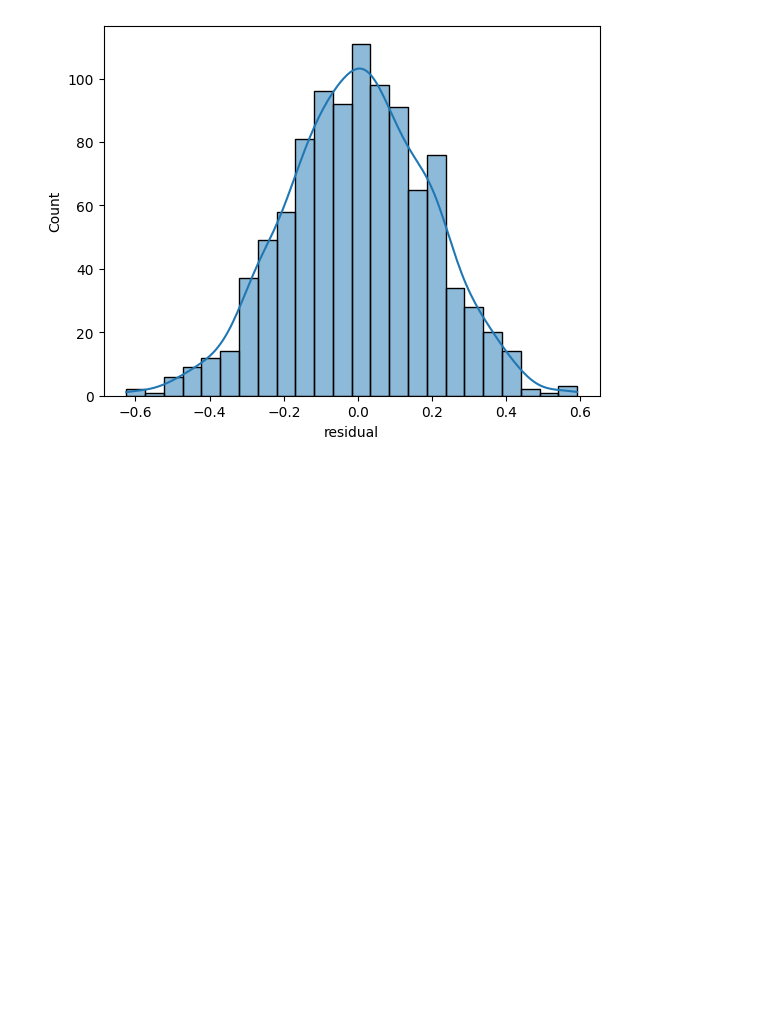
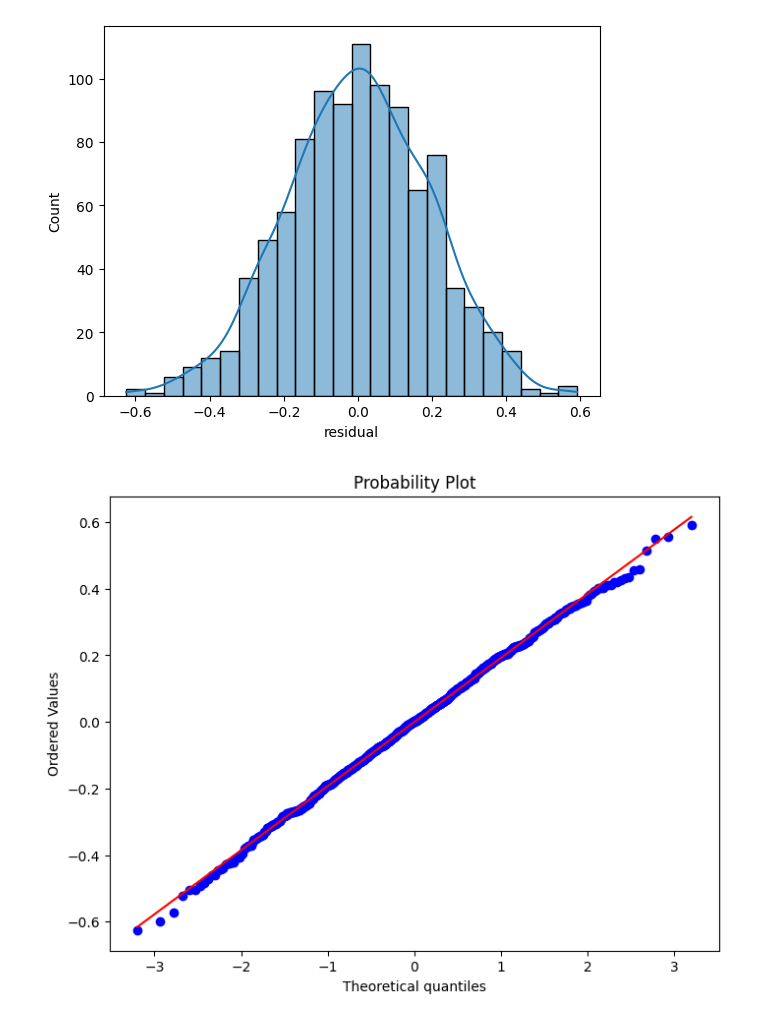
Before and after one commit to stoicsapien1/100-Days-Of-ML, a Jupyter notebook: ASSUMPLTION OF LR/residual.ipynb, the cells around one changed output. Drawn from its saved outputs; the diff is of its cells as text; code cells hidden in the pictures; blank space fills up the shorter version.

```diff
--- a/ASSUMPLTION OF LR/residual.ipynb
+++ b/ASSUMPLTION OF LR/residual.ipynb
@@ -158,3 +158,12 @@ sns.histplot(df1["residual"],kde=True)
 # %% [output]
 <Axes: xlabel='residual', ylabel='Count'>
 [figure]
+# %%
+## QQ plot of the residual to check normality assumption.
+from scipy import stats
+
+plt.figure(figsize=(8,6))
+stats.probplot(df1["residual"],plot=plt)
+plt.show()
+# %% [output]
+[figure, added]
```
Also changed, not shown: parts of 1 cell of this notebook.
